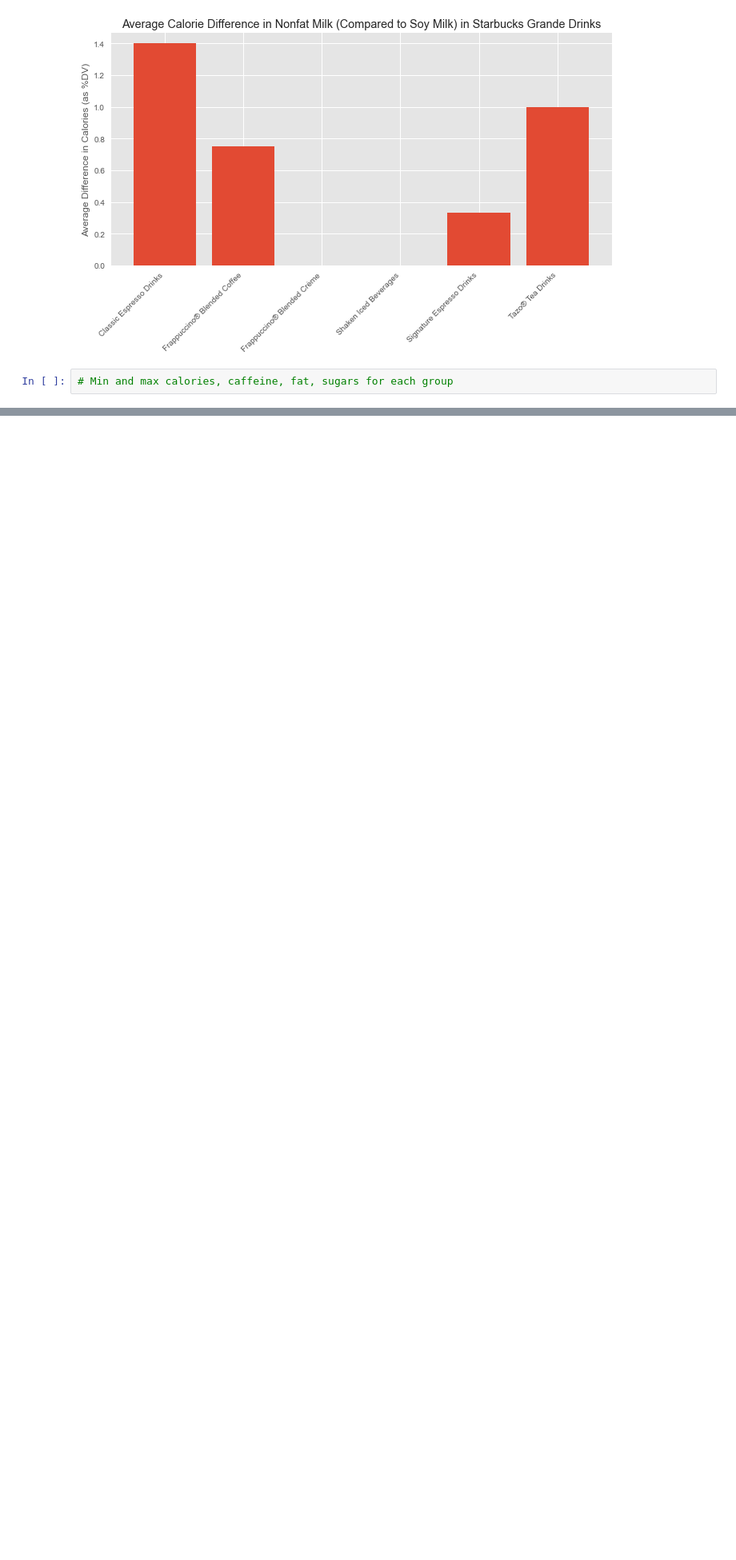
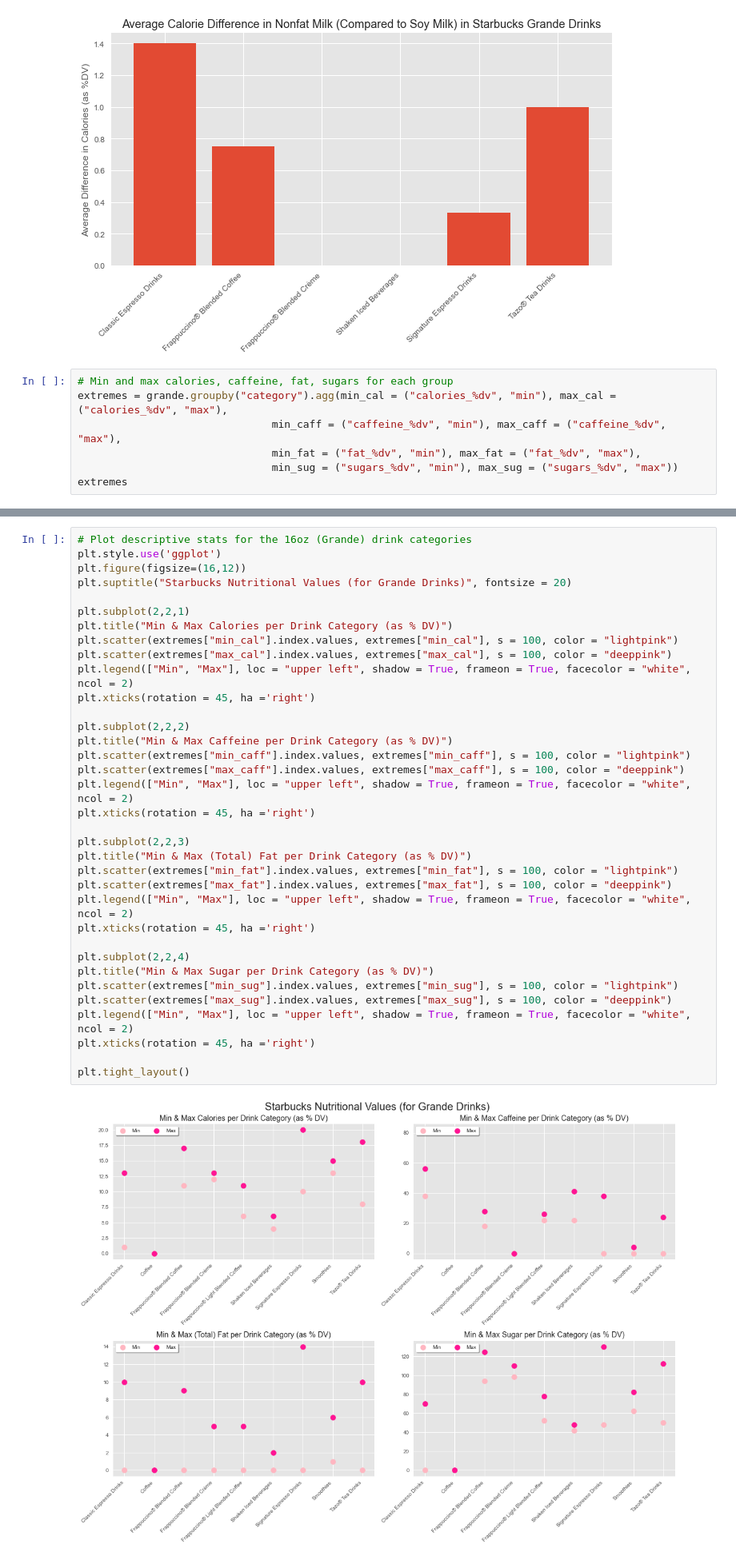
Before and after one commit to Ugi77/projects, a Jupyter notebook: NutritionAnalysisTour/desc_stats_pandas.ipynb, the cells around one changed output, grey strips where cells are left out. Shown: that part at 80% size. Saved outputs shown, nothing was run; the diff lists cells and outputs as text; blank space fills up the shorter version.

Commit message:
add 5th graph to desc_stats_pandas.ipynb file

```diff
--- a/NutritionAnalysisTour/desc_stats_pandas.ipynb
+++ b/NutritionAnalysisTour/desc_stats_pandas.ipynb
@@ -250,3 +250,8 @@ plt.xticks(rotation = 45, ha ='right')
 [figure]
 # %%
 # Min and max calories, caffeine, fat, sugars for each group
+extremes = grande.groupby("category").agg(min_cal = ("calories_%dv", "min"), max_cal = ("calories_%dv", "max"),
+                               min_caff = ("caffeine_%dv", "min"), max_caff = ("caffeine_%dv", "max"),
+                               min_fat = ("fat_%dv", "min"), max_fat = ("fat_%dv", "max"),
+                               min_sug = ("sugars_%dv", "min"), max_sug = ("sugars_%dv", "max"))
+extremes
@@ -252,0 +270,37 @@ plt.xticks(rotation = 45, ha ='right')
+# %%
+# Plot descriptive stats for the 16oz (Grande) drink categories
+plt.style.use('ggplot')
+plt.figure(figsize=(16,12))
+plt.suptitle("Starbucks Nutritional Values (for Grande Drinks)", fontsize = 20)
+
+plt.subplot(2,2,1)
+plt.title("Min & Max Calories per Drink Category (as % DV)")
+plt.scatter(extremes["min_cal"].index.values, extremes["min_cal"], s = 100, color = "lightpink")
+plt.scatter(extremes["max_cal"].index.values, extremes["max_cal"], s = 100, color = "deeppink")
+plt.legend(["Min", "Max"], loc = "upper left", shadow = True, frameon = True, facecolor = "white", ncol = 2)
+plt.xticks(rotation = 45, ha ='right')
+
+plt.subplot(2,2,2)
+plt.title("Min & Max Caffeine per Drink Category (as % DV)")
+plt.scatter(extremes["min_caff"].index.values, extremes["min_caff"], s = 100, color = "lightpink")
+plt.scatter(extremes["max_caff"].index.values, extremes["max_caff"], s = 100, color = "deeppink")
+plt.legend(["Min", "Max"], loc = "upper left", shadow = True, frameon = True, facecolor = "white", ncol = 2)
+plt.xticks(rotation = 45, ha ='right')
+
+plt.subplot(2,2,3)
+plt.title("Min & Max (Total) Fat per Drink Category (as % DV)")
+plt.scatter(extremes["min_fat"].index.values, extremes["min_fat"], s = 100, color = "lightpink")
+plt.scatter(extremes["max_fat"].index.values, extremes["max_fat"], s = 100, color = "deeppink")
+plt.legend(["Min", "Max"], loc = "upper left", shadow = True, frameon = True, facecolor = "white", ncol = 2)
+plt.xticks(rotation = 45, ha ='right')
+
+plt.subplot(2,2,4)
+plt.title("Min & Max Sugar per Drink Category (as % DV)")
+plt.scatter(extremes["min_sug"].index.values, extremes["min_sug"], s = 100, color = "lightpink")
+plt.scatter(extremes["max_sug"].index.values, extremes["max_sug"], s = 100, color = "deeppink")
+plt.legend(["Min", "Max"], loc = "upper left", shadow = True, frameon = True, facecolor = "white", ncol = 2)
+plt.xticks(rotation = 45, ha ='right')
+
+plt.tight_layout()
+# %% [output]
+[figure, added]
```
Also changed, not shown: parts of 1 cell of this notebook.
